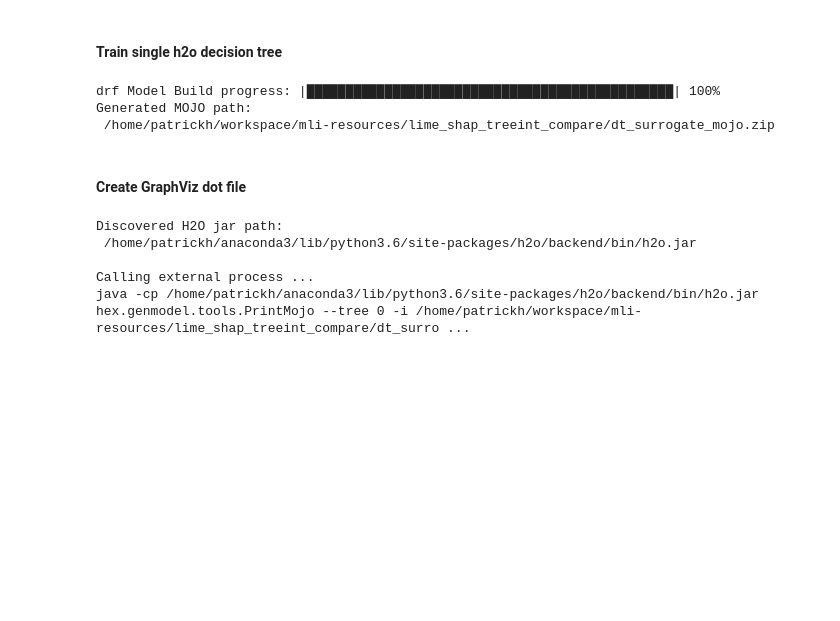
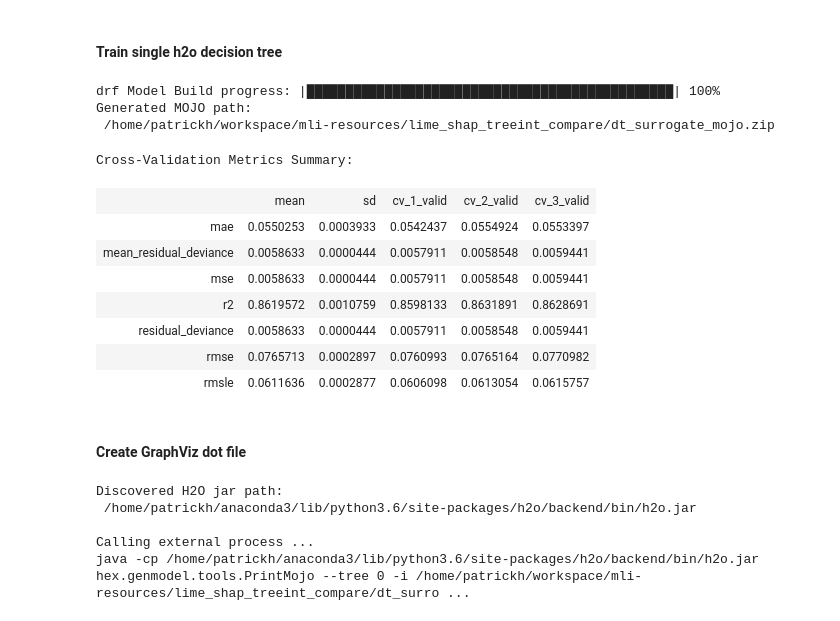
Before and after one commit to h2oai/mli-resources, a Jupyter notebook: lime_shap_treeint_compare/Binary-Classification-Credit-Card.ipynb, the cells around one changed output. Drawn from its saved outputs; the diff is of its cells as text; code cells hidden in the pictures; blank space fills up the shorter version.

```diff
--- a/lime_shap_treeint_compare/Binary-Classification-Credit-Card.ipynb
+++ b/lime_shap_treeint_compare/Binary-Classification-Credit-Card.ipynb
@@ -470,6 +477,7 @@ surrogate = H2ORandomForestEstimator(ntrees=1,          # use only one tree
                                      sample_rate=1,     # use all rows in that tree
                                      mtries=-2,         # use all columns in that tree
                                      max_depth=3,       # shallow trees are easier to understand
+                                     nfolds=3,          # cross-validation
                                      seed=12345,        # random seed for reproducibility
                                      model_id=model_id) # gives MOJO artifact a recognizable name
 
@@ -484,6 +492,18 @@ print('Generated MOJO path:\n', mojo_path)
 drf Model Build progress: |███████████████████████████████████████████████| 100%
 Generated MOJO path:
  /home/patrickh/workspace/mli-resources/lime_shap_treeint_compare/dt_surrogate_mojo.zip
+# %%
+surrogate.cross_validation_metrics_summary()
+# %% [output]
+Cross-Validation Metrics Summary:
+|  | mean | sd | cv_1_valid | cv_2_valid | cv_3_valid |
+| mae | 0.0550253 | 0.0003933 | 0.0542437 | 0.0554924 | 0.0553397 |
+| mean_residual_deviance | 0.0058633 | 0.0000444 | 0.0057911 | 0.0058548 | 0.0059441 |
+| mse | 0.0058633 | 0.0000444 | 0.0057911 | 0.0058548 | 0.0059441 |
+| r2 | 0.8619572 | 0.0010759 | 0.8598133 | 0.8631891 | 0.8628691 |
+| residual_deviance | 0.0058633 | 0.0000444 | 0.0057911 | 0.0058548 | 0.0059441 |
+| rmse | 0.0765713 | 0.0002897 | 0.0760993 | 0.0765164 | 0.0770982 |
+| rmsle | 0.0611636 | 0.0002877 | 0.0606098 | 0.0613054 | 0.0615757 |
 # %% [markdown]
 #### Create GraphViz dot file
 # %%
```
Also changed, not shown: parts of 5 cells of this notebook, 1 other file.
